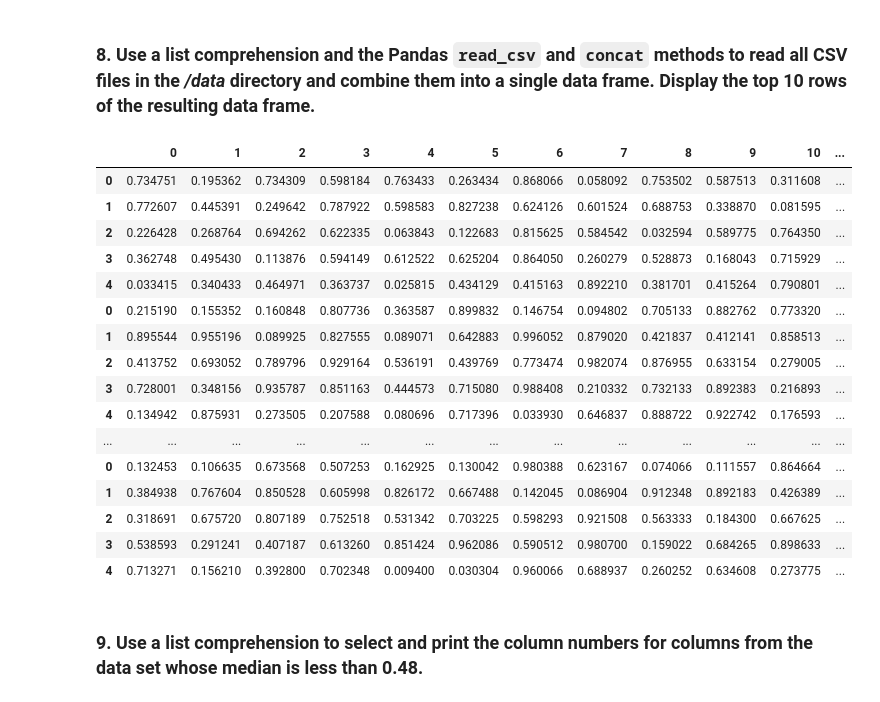
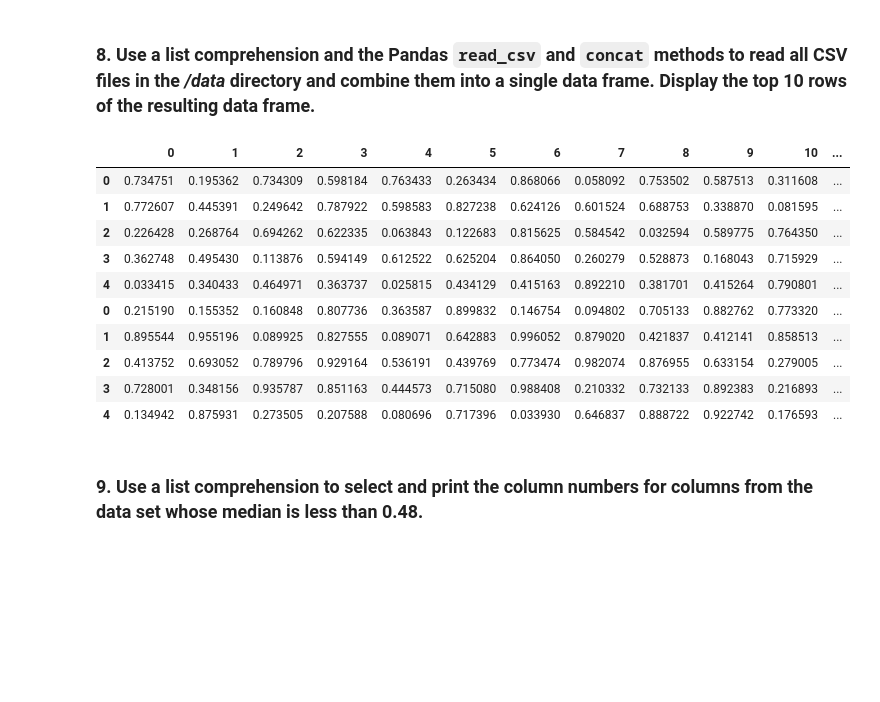
Before and after one commit to ta-data-lis/lab-list-comprehensions, a Jupyter notebook: your-code/main.ipynb, the cells around one changed output. Cells and saved outputs as stored; diff of their text form; code cells hidden in the pictures; blank space fills up the shorter version.

```diff
--- a/your-code/main.ipynb
+++ b/your-code/main.ipynb
@@ -157,26 +157,20 @@ file_list
 # %%
 
 data_sets = [pd.read_csv(os.path.join('/content/week1_data', i)) for i in file_list]
 single_data = pd.concat(data_sets, axis=0)
-single_data
+single_data.head(10)
 # %% [output]
 |  | 0 | 1 | 2 | 3 | 4 | 5 | 6 | 7 | 8 | 9 | 10 | ... |
 | 0 | 0.734751 | 0.195362 | 0.734309 | 0.598184 | 0.763433 | 0.263434 | 0.868066 | 0.058092 | 0.753502 | 0.587513 | 0.311608 | ... |
 | 1 | 0.772607 | 0.445391 | 0.249642 | 0.787922 | 0.598583 | 0.827238 | 0.624126 | 0.601524 | 0.688753 | 0.338870 | 0.081595 | ... |
 | 2 | 0.226428 | 0.268764 | 0.694262 | 0.622335 | 0.063843 | 0.122683 | 0.815625 | 0.584542 | 0.032594 | 0.589775 | 0.764350 | ... |
 | 3 | 0.362748 | 0.495430 | 0.113876 | 0.594149 | 0.612522 | 0.625204 | 0.864050 | 0.260279 | 0.528873 | 0.168043 | 0.715929 | ... |
 | 4 | 0.033415 | 0.340433 | 0.464971 | 0.363737 | 0.025815 | 0.434129 | 0.415163 | 0.892210 | 0.381701 | 0.415264 | 0.790801 | ... |
 | 0 | 0.215190 | 0.155352 | 0.160848 | 0.807736 | 0.363587 | 0.899832 | 0.146754 | 0.094802 | 0.705133 | 0.882762 | 0.773320 | ... |
 | 1 | 0.895544 | 0.955196 | 0.089925 | 0.827555 | 0.089071 | 0.642883 | 0.996052 | 0.879020 | 0.421837 | 0.412141 | 0.858513 | ... |
 | 2 | 0.413752 | 0.693052 | 0.789796 | 0.929164 | 0.536191 | 0.439769 | 0.773474 | 0.982074 | 0.876955 | 0.633154 | 0.279005 | ... |
 | 3 | 0.728001 | 0.348156 | 0.935787 | 0.851163 | 0.444573 | 0.715080 | 0.988408 | 0.210332 | 0.732133 | 0.892383 | 0.216893 | ... |
 | 4 | 0.134942 | 0.875931 | 0.273505 | 0.207588 | 0.080696 | 0.717396 | 0.033930 | 0.646837 | 0.888722 | 0.922742 | 0.176593 | ... |
-| ... | ... | ... | ... | ... | ... | ... | ... | ... | ... | ... | ... | ... |
-| 0 | 0.132453 | 0.106635 | 0.673568 | 0.507253 | 0.162925 | 0.130042 | 0.980388 | 0.623167 | 0.074066 | 0.111557 | 0.864664 | ... |
-| 1 | 0.384938 | 0.767604 | 0.850528 | 0.605998 | 0.826172 | 0.667488 | 0.142045 | 0.086904 | 0.912348 | 0.892183 | 0.426389 | ... |
-| 2 | 0.318691 | 0.675720 | 0.807189 | 0.752518 | 0.531342 | 0.703225 | 0.598293 | 0.921508 | 0.563333 | 0.184300 | 0.667625 | ... |
-| 3 | 0.538593 | 0.291241 | 0.407187 | 0.613260 | 0.851424 | 0.962086 | 0.590512 | 0.980700 | 0.159022 | 0.684265 | 0.898633 | ... |
-| 4 | 0.713271 | 0.156210 | 0.392800 | 0.702348 | 0.009400 | 0.030304 | 0.960066 | 0.688937 | 0.260252 | 0.634608 | 0.273775 | ... |
 # %% [markdown]
 ### 9. Use a list comprehension to select and print the column numbers for columns from the data set whose median is less than 0.48.
 # %%
```
Also changed, not shown: parts of 2 cells of this notebook.
